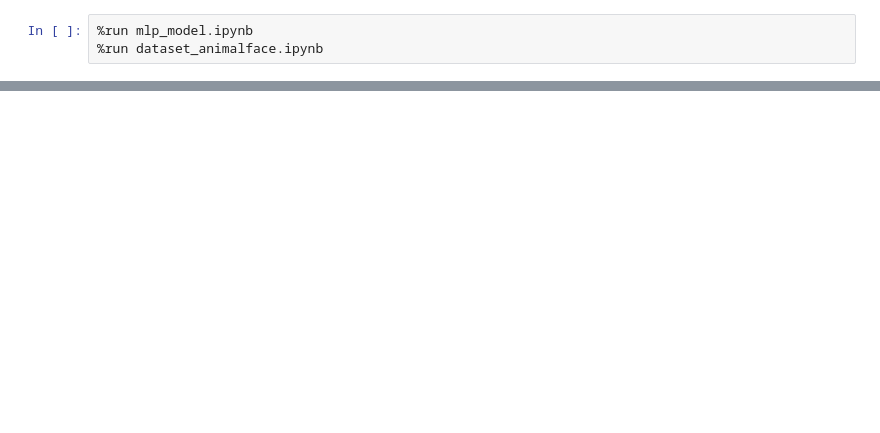
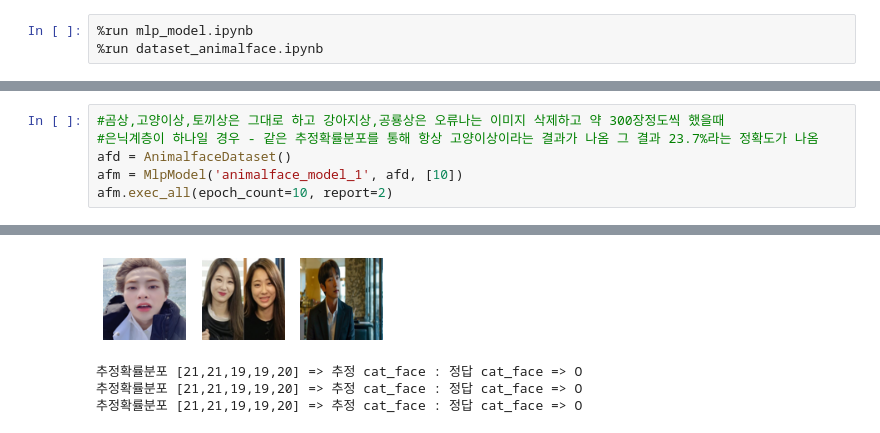
Before and after one commit to Yong-Bin-Park/Deep_Learning, a Jupyter notebook: animalface_model_test.ipynb, the cells around one changed output, grey strips where cells are left out. Cells and saved outputs as stored; diff of their text form; blank space fills up the shorter version.

```diff
--- a/animalface_model_test.ipynb
+++ b/animalface_model_test.ipynb
@@ -9,0 +63,7 @@ ValueError: setting an array element with a sequence.
+# %%
+#곰상,고양이상,토끼상은 그대로 하고 강아지상,공룡상은 오류나는 이미지 삭제하고 약 300장정도씩 했을때
+#은닉계층이 하나일 경우 - 같은 추정확률분포를 통해 항상 고양이상이라는 결과가 나옴 그 결과 23.7%라는 정확도가 나옴
+afd = AnimalfaceDataset()
+afm = MlpModel('animalface_model_1', afd, [10])
+afm.exec_all(epoch_count=10, report=2)
+# %% [output]
@@ -9,0 +80,4 @@ ValueError: setting an array element with a sequence.
+[figure, added]
+추정확률분포 [21,21,19,19,20] => 추정 cat_face : 정답 cat_face => O
+추정확률분포 [21,21,19,19,20] => 추정 cat_face : 정답 cat_face => O
+추정확률분포 [21,21,19,19,20] => 추정 cat_face : 정답 cat_face => O
```
Also changed, not shown: parts of 16 cells of this notebook.
